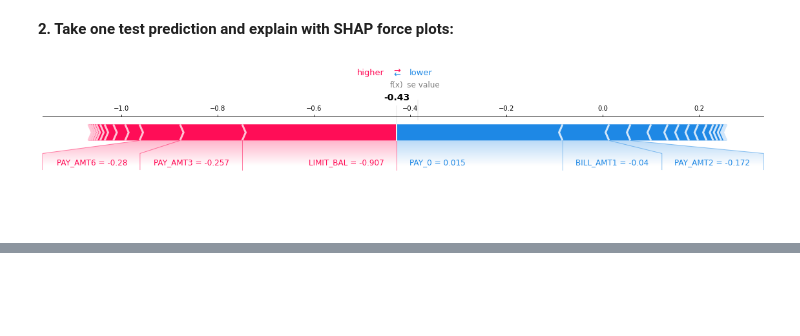
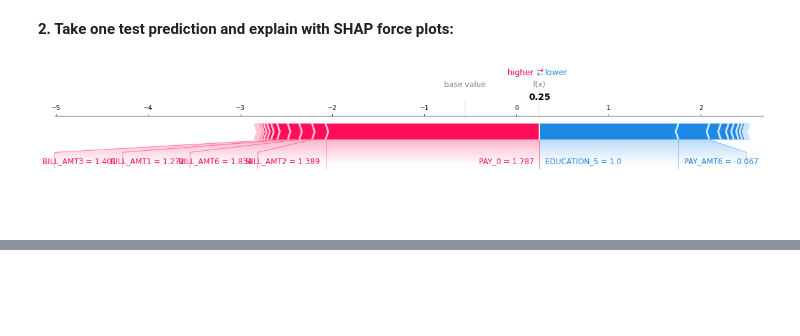
Before and after one commit to SSSYJ/Default-payment-classification, a Jupyter notebook: default_payment_classification.ipynb, the cells around one changed output, grey strips where cells are left out. Saved outputs shown, nothing was run; the diff lists cells and outputs as text; code cells hidden in the pictures.

```diff
--- a/default_payment_classification.ipynb
+++ b/default_payment_classification.ipynb
@@ -633,12 +630,12 @@ X_test_enc = X_test_enc.round(3)
 # %%
 shap.force_plot(
     lgbm_explainer.expected_value[1],
-    test_lgbm_shap_values[1][12],
-    X_test_enc.iloc[12, :],
+    test_lgbm_shap_values[1][8],
+    X_test_enc.iloc[8, :],
     matplotlib=True,
 )
 # %% [output]
-[figure, old version]
+[figure, new version]
 # %%
 lgbm_explainer.expected_value
 # %% [output]
```
Also changed, not shown: parts of 28 cells of this notebook.
